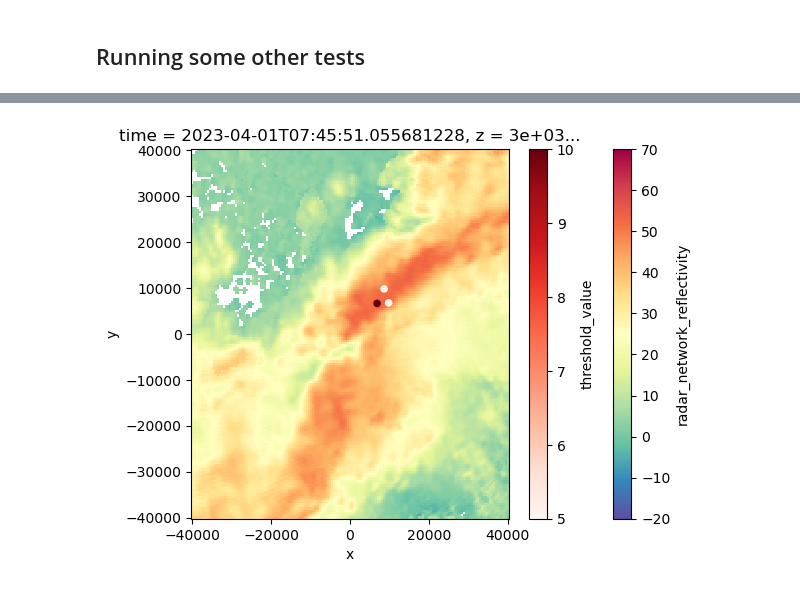
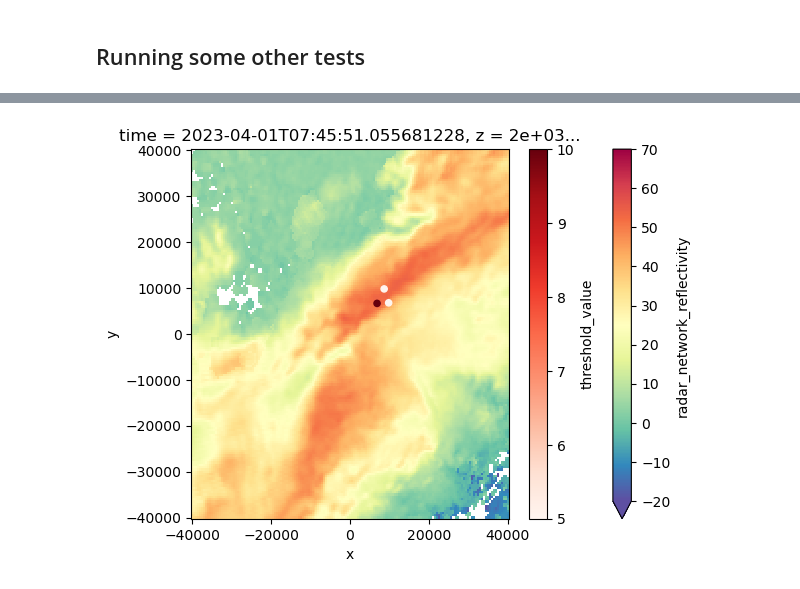
Before and after one commit to ARM-Synergy/bnf-deep-convection, a Jupyter notebook: notebooks/updraft-tracking.ipynb, the cells around one changed output, grey strips where cells are left out. Drawn from its saved outputs; the diff is of its cells as text; code cells hidden in the pictures.

```diff
--- a/notebooks/updraft-tracking.ipynb
+++ b/notebooks/updraft-tracking.ipynb
@@ -556,6 +708,6 @@ single_cell_ds.vertical_wind_component.max(dim=["x", "y", "z"]).plot()
 # %%
 ax = plt.subplot(111)
 #ds.sel(z=5000).isel(time=2).vertical_wind_component.plot()
-ds.sel(z=3000).isel(time=2).radar_network_reflectivity.plot(cmap="Spectral_r", vmin=-20, vmax=70)
-Track_w_wind_max.loc[Track_w_wind_max.cell == 83].plot.scatter(x="x", y='y', ax=ax, c="threshold_value", cmap="Reds")
+ds.sel(z=2000).isel(time=2).radar_network_reflectivity.plot(cmap="Spectral_r", vmin=-20, vmax=70)
+Track_w_wind_max.loc[Track_w_wind_max.cell == 83].plot. scatter(x="x", y='y', ax=ax, c="threshold_value", cmap="Reds")
 # %% [output]
@@ -563 +715 @@ Track_w_wind_max.loc[Track_w_wind_max.cell == 83].plot.scatter(x="x", y='y', ax=
-[figure, old version]
+[figure, new version]
```
Also changed, not shown: parts of 15 cells of this notebook.
